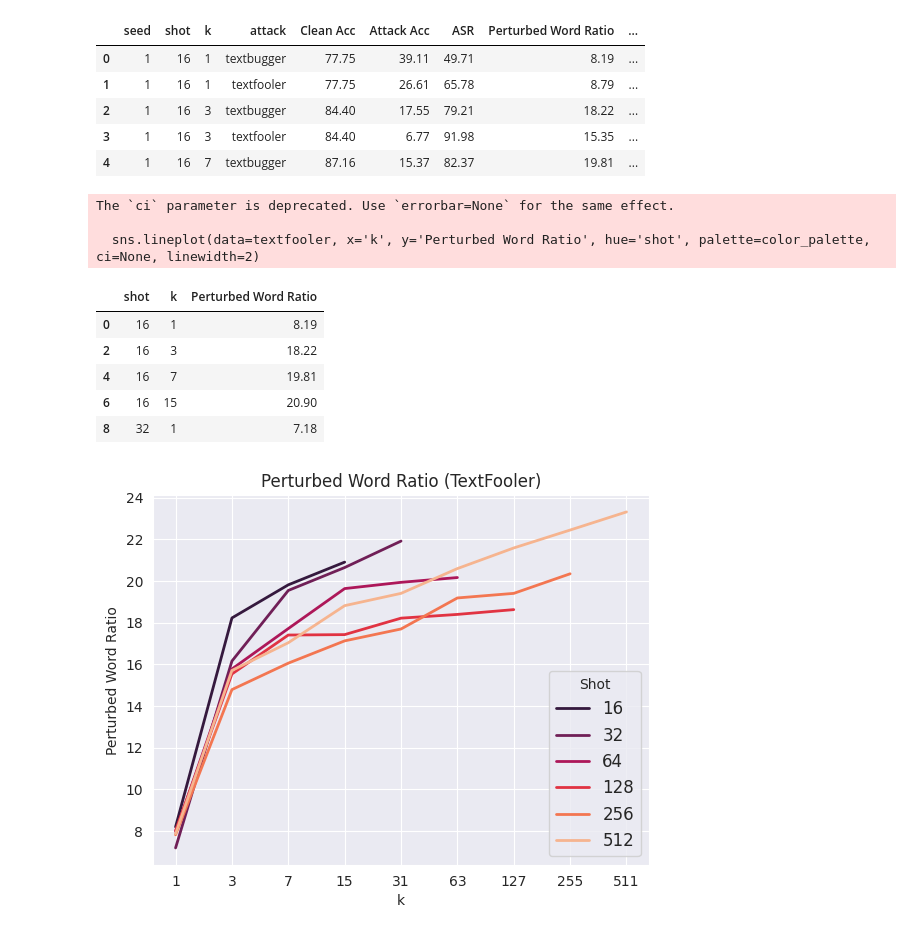
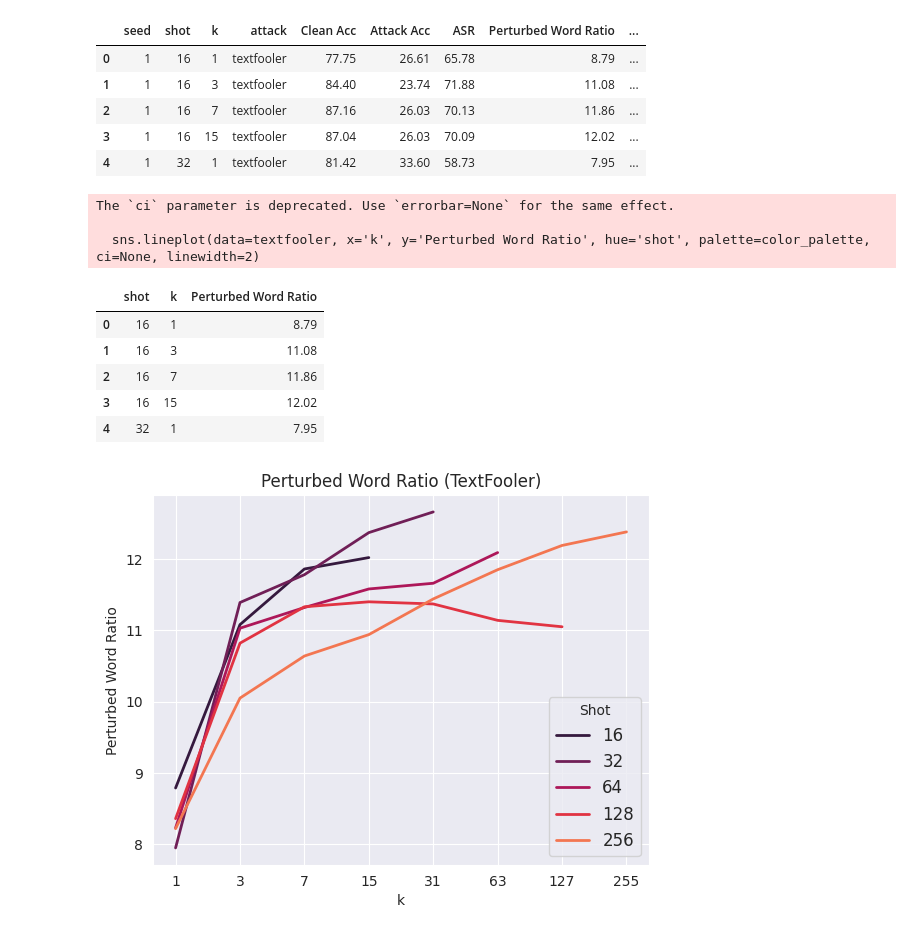
Before and after one commit to simonucl/mvp, a Jupyter notebook: result_parsing.ipynb, the cells around one changed output. Saved outputs shown, nothing was run; the diff lists cells and outputs as text; code cells hidden in the pictures.

```diff
--- a/result_parsing.ipynb
+++ b/result_parsing.ipynb
@@ -7,9 +8,10 @@ import seaborn as sns
 dataset='sst2'
 model_name='meta-llama/Llama-2-7b-hf'
 
-results_path = f'mvp/checkpoints/{dataset}/{model_name}/textfooler/'
+results_path = f'./checkpoints/{dataset}/{model_name}/textfooler/'
 
-attacks = ['textbugger', 'textfooler']
+# attacks = ['textbugger', 'textfooler']
+attacks = ['textfooler']
 ks = [1, 3, 7, 15, 31, 63, 127, 255, 511]
 results = []
 for seed in [1]:
@@ -18,6 +20,8 @@ for seed in [1]:
             for attack in attacks:
                 try:
                     file = f'{results_path}knn_icl-seed-{seed}-shot-{shot}/example-k-{k}/logs_{attack}_test.txt'
+                    if os.path.isfile(file) == False:
+                        file = f'{results_path}knn_icl-seed-{seed}-shot-{shot}/example-k-{k}/logs_{attack}_0.15_test.txt'
                     """
                     locate and parse the following in the file
                     +-------------------------------+--------+
@@ -63,8 +77,8 @@ df = pd.DataFrame(results)
 df.head()
 # %% [output]
 |  | seed | shot | k | attack | Clean Acc | Attack Acc | ASR | Perturbed Word Ratio | ... |
-| 0 | 1 | 16 | 1 | textbugger | 77.75 | 39.11 | 49.71 | 8.19 | ... |
-| 1 | 1 | 16 | 1 | textfooler | 77.75 | 26.61 | 65.78 | 8.79 | ... |
-| 2 | 1 | 16 | 3 | textbugger | 84.40 | 17.55 | 79.21 | 18.22 | ... |
-| 3 | 1 | 16 | 3 | textfooler | 84.40 | 6.77 | 91.98 | 15.35 | ... |
-| 4 | 1 | 16 | 7 | textbugger | 87.16 | 15.37 | 82.37 | 19.81 | ... |
+| 0 | 1 | 16 | 1 | textfooler | 77.75 | 26.61 | 65.78 | 8.79 | ... |
+| 1 | 1 | 16 | 3 | textfooler | 84.40 | 23.74 | 71.88 | 11.08 | ... |
+| 2 | 1 | 16 | 7 | textfooler | 87.16 | 26.03 | 70.13 | 11.86 | ... |
+| 3 | 1 | 16 | 15 | textfooler | 87.04 | 26.03 | 70.09 | 12.02 | ... |
+| 4 | 1 | 32 | 1 | textfooler | 81.42 | 33.60 | 58.73 | 7.95 | ... |
@@ -71,40 +87,40 @@ df.head()
 # %%
-textfooler = df[df['attack'] == 'textbugger']
+textfooler = df[df['attack'] == 'textfooler']
 
 textfooler = textfooler[['shot', 'k', 'Perturbed Word Ratio']]
 # keep unique row
 textfooler = textfooler.drop_duplicates()
 
-ks = [1, 3, 7, 15, 31, 63, 127, 255, 511]
+ks = [1, 3, 7, 15, 31, 63, 127, 255]
 # make k as string and categorical
 textfooler['k'] = textfooler['k'].astype(str)
 textfooler['k'] = textfooler['k'].astype('category')
 
 color_palette = ['#311A3C', '#672555', '#9F2958', '#CF4448', '#E37D5A', '#ECB795']
 color_palette = sns.color_palette("rocket")
 # sort the k column
 textfooler['k'] = textfooler['k'].cat.reorder_categories([str(k) for k in ks], ordered=True)
 # plot line graph with k as the x-axis, Clean Acc as the y-axis and shot as the hue
 
 # grid
 sns.set_style("darkgrid")
 
 sns.lineplot(data=textfooler, x='k', y='Perturbed Word Ratio', hue='shot', palette=color_palette, ci=None, linewidth=2)
 # legend
 plt.legend(loc='lower right', title='Shot', fontsize=12)
 # title "Clean Acc vs k"
 plt.title('Perturbed Word Ratio (TextFooler)')
 # rescale x-axis as categorical
 
 textfooler.head()
 # %% [output]
 The `ci` parameter is deprecated. Use `errorbar=None` for the same effect.
 
   sns.lineplot(data=textfooler, x='k', y='Perturbed Word Ratio', hue='shot', palette=color_palette, ci=None, linewidth=2)
 |  | shot | k | Perturbed Word Ratio |
-| 0 | 16 | 1 | 8.19 |
-| 2 | 16 | 3 | 18.22 |
-| 4 | 16 | 7 | 19.81 |
-| 6 | 16 | 15 | 20.90 |
-| 8 | 32 | 1 | 7.18 |
+| 0 | 16 | 1 | 8.79 |
+| 1 | 16 | 3 | 11.08 |
+| 2 | 16 | 7 | 11.86 |
+| 3 | 16 | 15 | 12.02 |
+| 4 | 32 | 1 | 7.95 |
-[figure, old version]
+[figure, new version]
```
Also changed, not shown: parts of 4 cells of this notebook, 13 other files.
